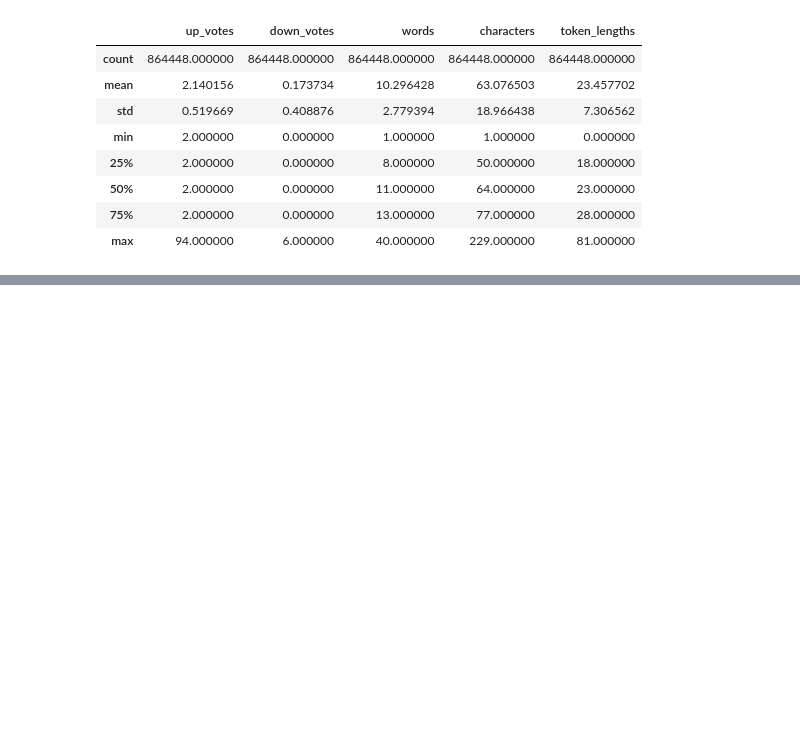
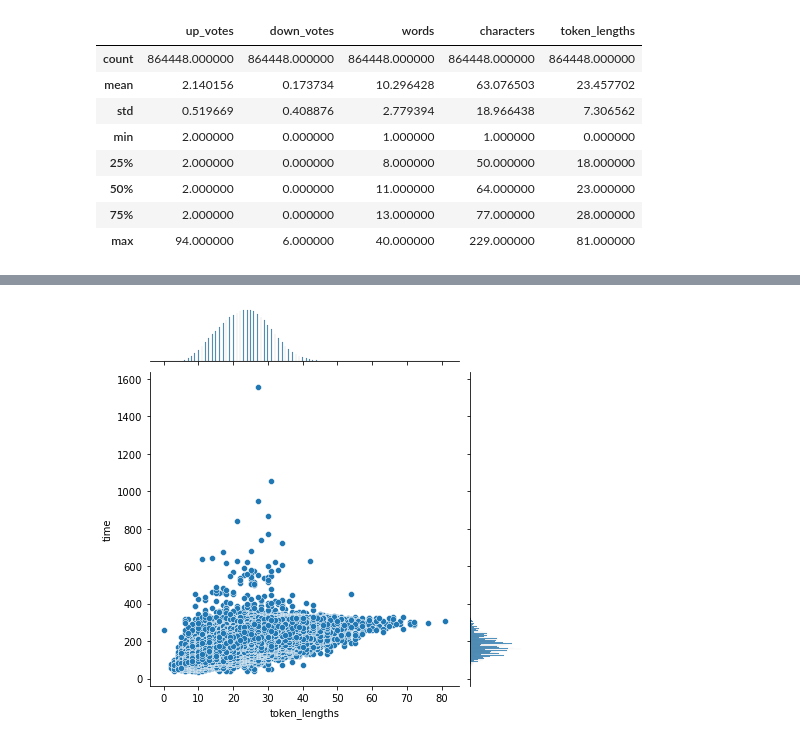
Before and after one commit to 0x18katyan/speech-recognition, a Jupyter notebook: EDA.ipynb, the cells around one changed output, grey strips where cells are left out. Drawn from its saved outputs; the diff is of its cells as text; code cells hidden in the pictures; blank space fills up the shorter version.

```diff
--- a/EDA.ipynb
+++ b/EDA.ipynb
@@ -162,0 +228,5 @@ df['time'] = df.apply(extract_time_length, axis = 1)
+# %%
+sns.jointplot(data = df, x = 'token_lengths', y = 'time')
+plt.show()
+# %% [output]
+[figure, added]
```
Also changed, not shown: parts of 20 cells of this notebook, 3 other files.
